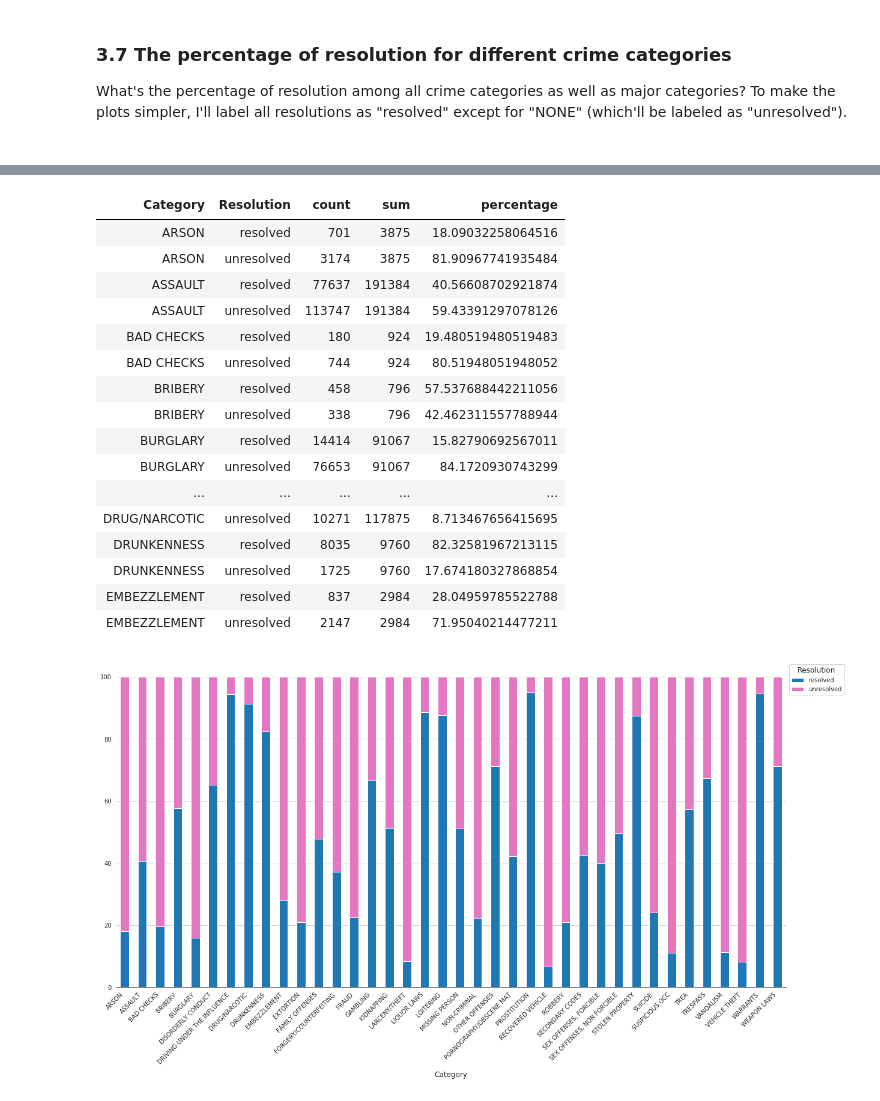
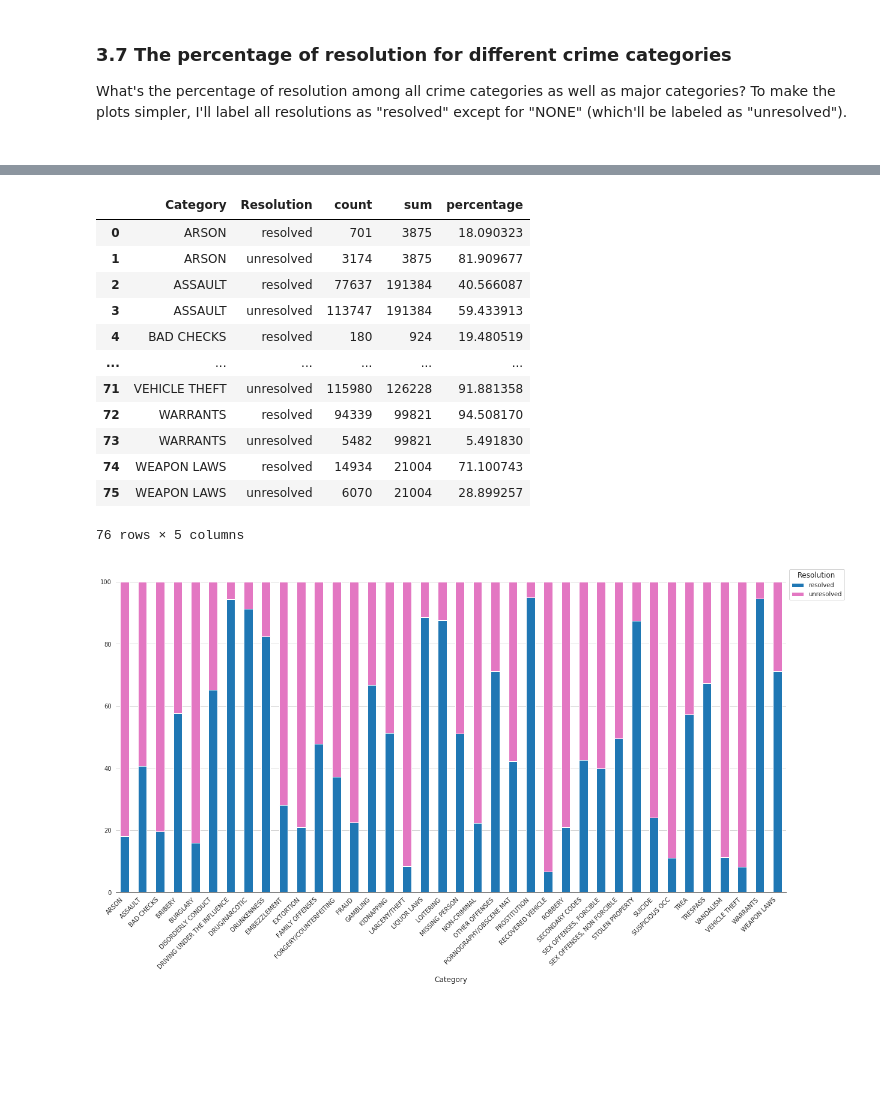
Before and after one commit to llfthu/SF-crime-analysis, a Jupyter notebook: SF_crime_analysis.ipynb, the cells around one changed output, grey strips where cells are left out. Cells and saved outputs as stored; diff of their text form; code cells hidden in the pictures; blank space fills up the shorter version.

```diff
--- a/SF_crime_analysis.ipynb
+++ b/SF_crime_analysis.ipynb
@@ -392,5 +359,5 @@ resolution_category_all = resolution_category_all.withColumn('sum', sum(col('cou
 sns.set_style("white")
 plt.rcParams["figure.figsize"] = (20, 10)
 
-resolution_category_all.head(20)
+resolution_category_all
 # %% [output]
@@ -397,20 +365,16 @@ resolution_category_all.head(20)
-| Category | Resolution | count | sum | percentage |
-| ARSON | resolved | 701 | 3875 | 18.09032258064516 |
-| ARSON | unresolved | 3174 | 3875 | 81.90967741935484 |
-| ASSAULT | resolved | 77637 | 191384 | 40.56608702921874 |
-| ASSAULT | unresolved | 113747 | 191384 | 59.43391297078126 |
-| BAD CHECKS | resolved | 180 | 924 | 19.480519480519483 |
-| BAD CHECKS | unresolved | 744 | 924 | 80.51948051948052 |
-| BRIBERY | resolved | 458 | 796 | 57.537688442211056 |
-| BRIBERY | unresolved | 338 | 796 | 42.462311557788944 |
-| BURGLARY | resolved | 14414 | 91067 | 15.82790692567011 |
-| BURGLARY | unresolved | 76653 | 91067 | 84.1720930743299 |
-| ... | ... | ... | ... | ... |
-| DRUG/NARCOTIC | unresolved | 10271 | 117875 | 8.713467656415695 |
-| DRUNKENNESS | resolved | 8035 | 9760 | 82.32581967213115 |
-| DRUNKENNESS | unresolved | 1725 | 9760 | 17.674180327868854 |
-| EMBEZZLEMENT | resolved | 837 | 2984 | 28.04959785522788 |
-| EMBEZZLEMENT | unresolved | 2147 | 2984 | 71.95040214477211 |
+|  | Category | Resolution | count | sum | percentage |
+| 0 | ARSON | resolved | 701 | 3875 | 18.090323 |
+| 1 | ARSON | unresolved | 3174 | 3875 | 81.909677 |
+| 2 | ASSAULT | resolved | 77637 | 191384 | 40.566087 |
+| 3 | ASSAULT | unresolved | 113747 | 191384 | 59.433913 |
+| 4 | BAD CHECKS | resolved | 180 | 924 | 19.480519 |
+| ... | ... | ... | ... | ... | ... |
+| 71 | VEHICLE THEFT | unresolved | 115980 | 126228 | 91.881358 |
+| 72 | WARRANTS | resolved | 94339 | 99821 | 94.508170 |
+| 73 | WARRANTS | unresolved | 5482 | 99821 | 5.491830 |
+| 74 | WEAPON LAWS | resolved | 14934 | 21004 | 71.100743 |
+| 75 | WEAPON LAWS | unresolved | 6070 | 21004 | 28.899257 |
+76 rows × 5 columns
 # %%
 resolution_category_all_wide = resolution_category_all.pivot_table(index='Category',
                                                                    columns='Resolution',
```
Also changed, not shown: parts of 14 cells of this notebook.
